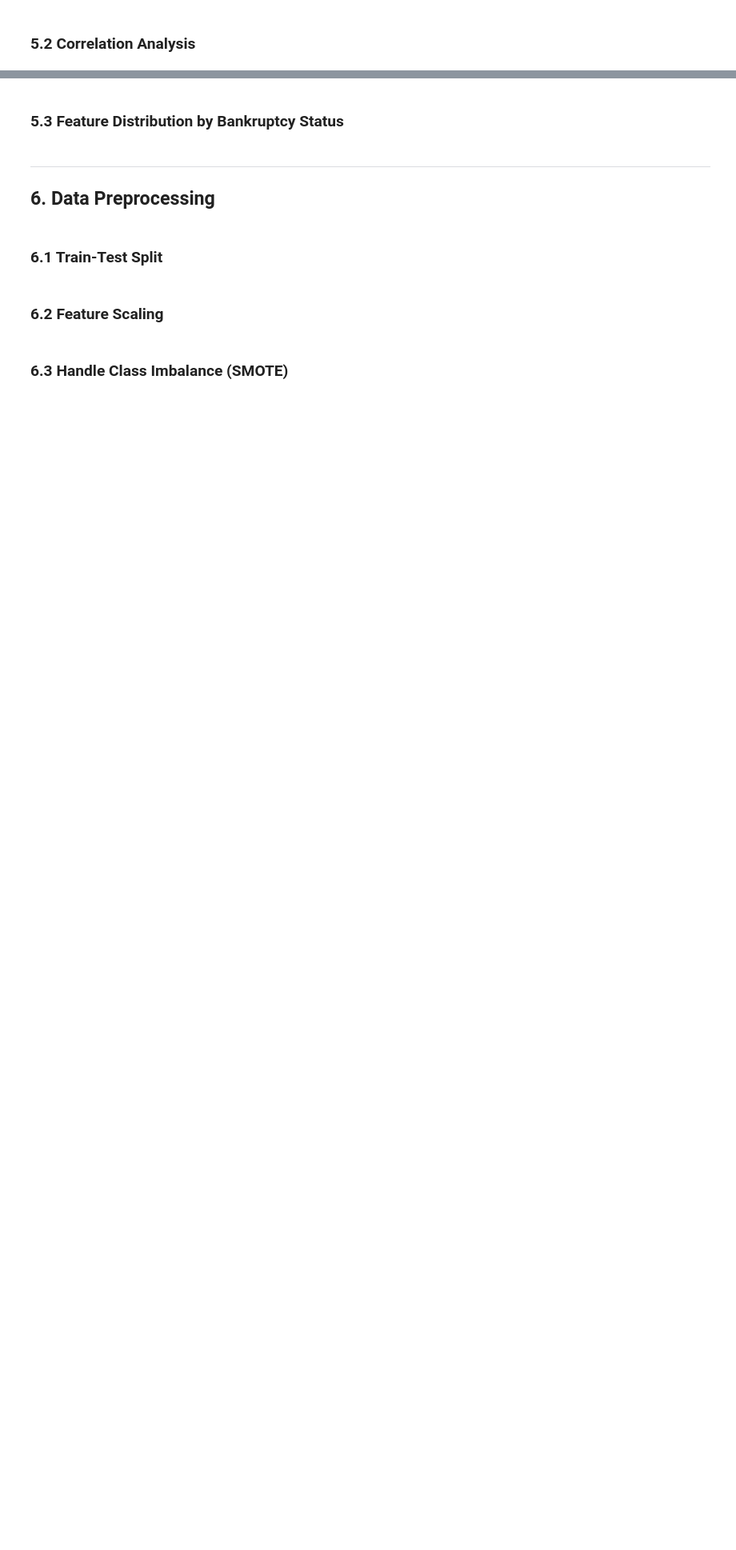
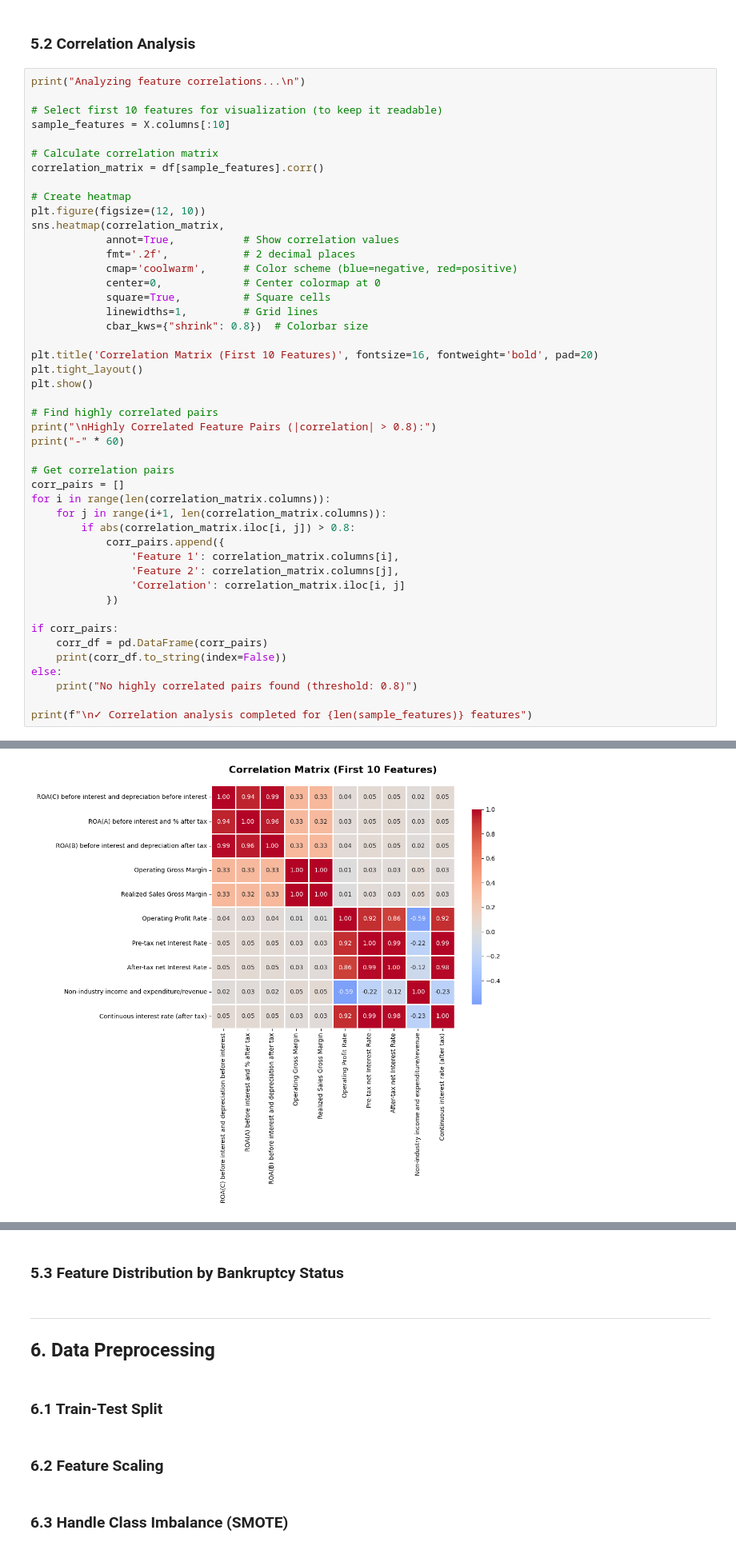
Before and after one commit to Yerrithathachoppa/Taiwanese-Bankruptcy-Prediction-using-Logistic-Regression, a Jupyter notebook: notebooks/Taiwanese_Bankruptcy_Prediction.ipynb, the cells around one changed output, grey strips where cells are left out. Shown at 80% size. Drawn from its saved outputs; the diff is of its cells as text; blank space fills up the shorter version.

```diff
--- a/notebooks/Taiwanese_Bankruptcy_Prediction.ipynb
+++ b/notebooks/Taiwanese_Bankruptcy_Prediction.ipynb
@@ -49,2 +177,49 @@ This project analyzes the Taiwanese Bankruptcy Prediction dataset from the UCI M
 # %% [markdown]
 ### 5.2 Correlation Analysis
+# %%
+print("Analyzing feature correlations...\n")
+
+# Select first 10 features for visualization (to keep it readable)
+sample_features = X.columns[:10]
+
+# Calculate correlation matrix
+correlation_matrix = df[sample_features].corr()
+
+# Create heatmap
+plt.figure(figsize=(12, 10))
+sns.heatmap(correlation_matrix,
+            annot=True,           # Show correlation values
+            fmt='.2f',            # 2 decimal places
+            cmap='coolwarm',      # Color scheme (blue=negative, red=positive)
+            center=0,             # Center colormap at 0
+            square=True,          # Square cells
+            linewidths=1,         # Grid lines
+            cbar_kws={"shrink": 0.8})  # Colorbar size
+
+plt.title('Correlation Matrix (First 10 Features)', fontsize=16, fontweight='bold', pad=20)
+plt.tight_layout()
+plt.show()
+
+# Find highly correlated pairs
+print("\nHighly Correlated Feature Pairs (|correlation| > 0.8):")
+print("-" * 60)
+
+# Get correlation pairs
+corr_pairs = []
+for i in range(len(correlation_matrix.columns)):
+    for j in range(i+1, len(correlation_matrix.columns)):
+        if abs(correlation_matrix.iloc[i, j]) > 0.8:
+            corr_pairs.append({
+                'Feature 1': correlation_matrix.columns[i],
+                'Feature 2': correlation_matrix.columns[j],
+                'Correlation': correlation_matrix.iloc[i, j]
+            })
+
+if corr_pairs:
+    corr_df = pd.DataFrame(corr_pairs)
+    print(corr_df.to_string(index=False))
+else:
+    print("No highly correlated pairs found (threshold: 0.8)")
+
+print(f"\n✓ Correlation analysis completed for {len(sample_features)} features")
+# %% [output]
@@ -50,0 +227 @@ This project analyzes the Taiwanese Bankruptcy Prediction dataset from the UCI M
+[figure, added]
```
Also changed, not shown: parts of 11 cells of this notebook.
